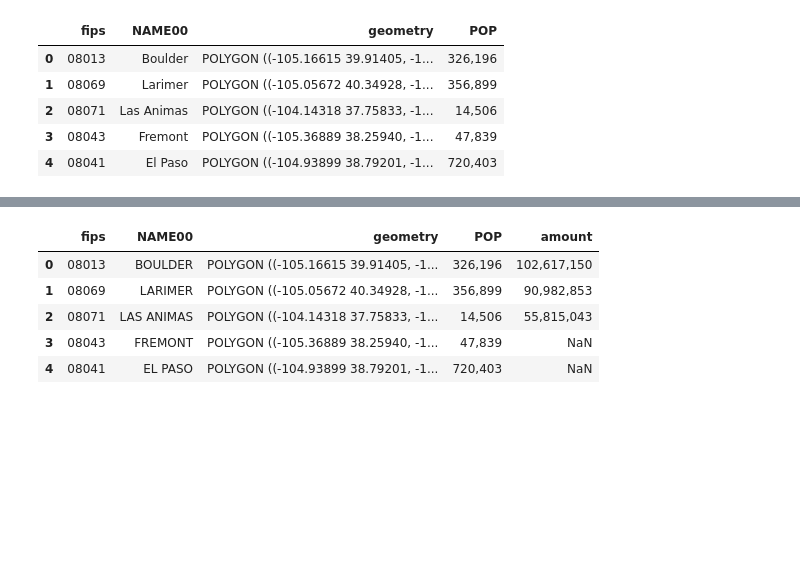
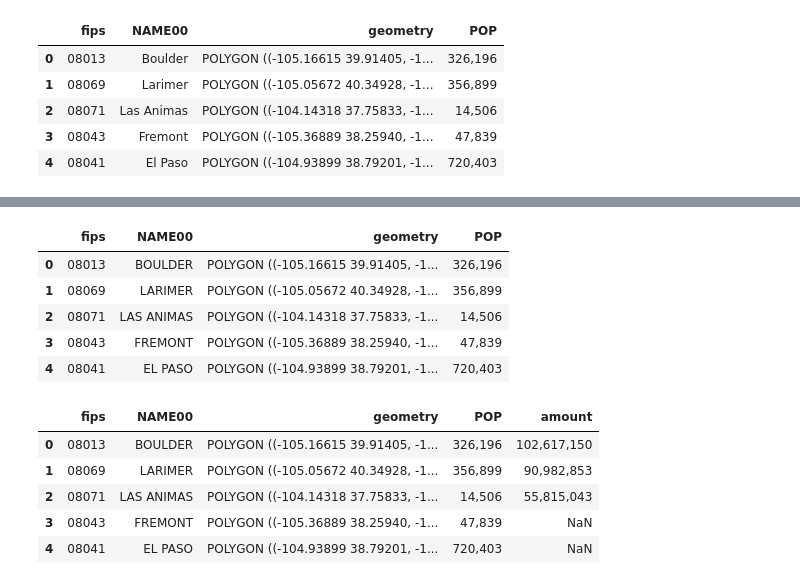
Before and after one commit to cjwinchester/co-weed-sales-data, a Jupyter notebook: Analyzing Colorado Cannabis Sales Data.ipynb, the cells around one changed output, grey strips where cells are left out. Drawn from its saved outputs; the diff is of its cells as text; code cells hidden in the pictures; blank space fills up the shorter version.

```diff
--- a/Analyzing Colorado Cannabis Sales Data.ipynb
+++ b/Analyzing Colorado Cannabis Sales Data.ipynb
@@ -347,3 +359,12 @@ latest_retail_group = latest_retail[['county', 'amount']].groupby('county').sum(
+# %%
+geo_pop_df.head()
+# %% [output]
+|  | fips | NAME00 | geometry | POP |
+| 0 | 08013 | BOULDER | POLYGON ((-105.16615 39.91405, -1... | 326,196 |
+| 1 | 08069 | LARIMER | POLYGON ((-105.05672 40.34928, -1... | 356,899 |
+| 2 | 08071 | LAS ANIMAS | POLYGON ((-104.14318 37.75833, -1... | 14,506 |
+| 3 | 08043 | FREMONT | POLYGON ((-105.36889 38.25940, -1... | 47,839 |
+| 4 | 08041 | EL PASO | POLYGON ((-104.93899 38.79201, -1... | 720,403 |
 # %%
 # merge that with the dataframe we merged earlier
 latest_retail_map = pd.merge(geo_pop_df,
```
Also changed, not shown: parts of 14 cells of this notebook, 2 other files.
